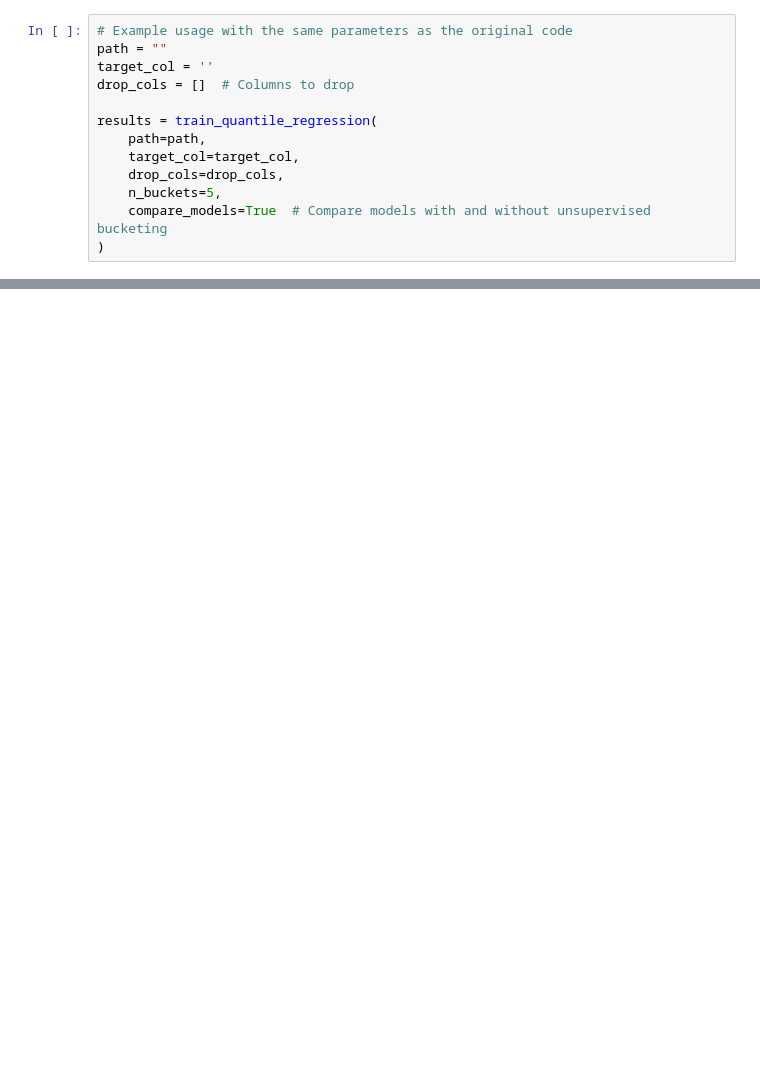
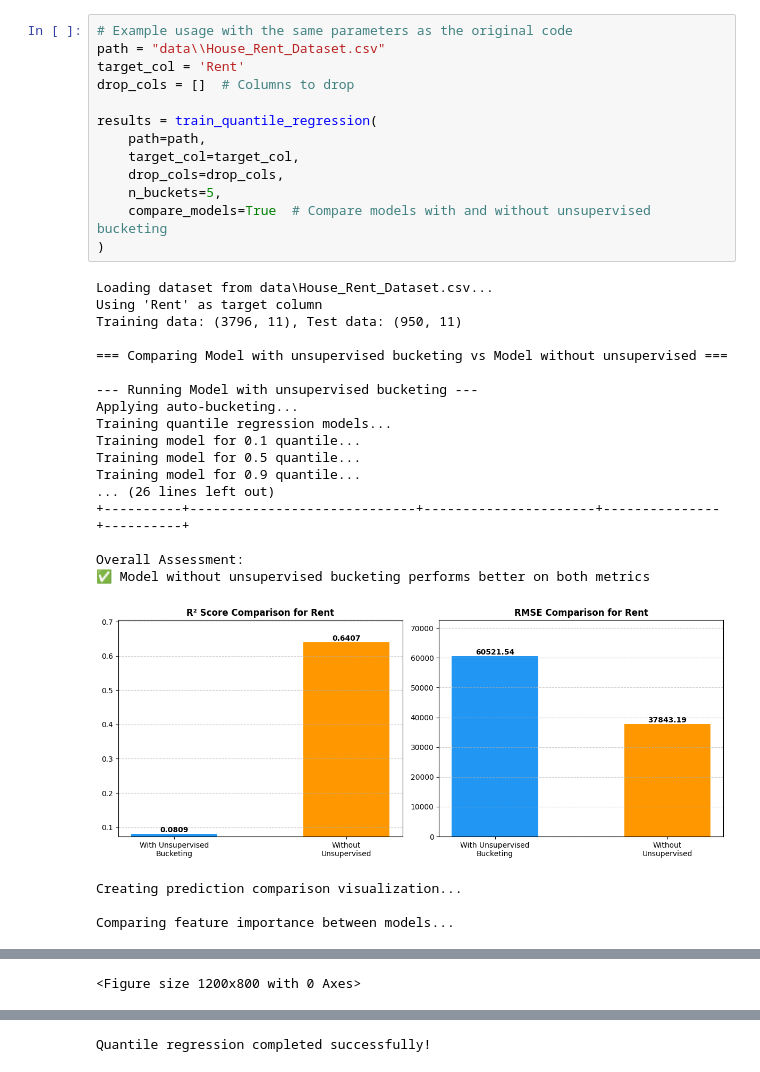
Before and after one commit to gabrieleguetta/TDS-project, a Jupyter notebook: final_project/final_project.ipynb, the cells around one changed output, grey strips where cells are left out. Saved outputs shown, nothing was run; the diff lists cells and outputs as text; blank space fills up the shorter version.

Commit message:
all datasets

```diff
--- a/final_project/final_project.ipynb
+++ b/final_project/final_project.ipynb
@@ -705,14 +756,36 @@ Comparing feature importance between models...
 Quantile regression completed successfully!
 # %%
 # Example usage with the same parameters as the original code
-path = ""
-target_col = ''
+path = "data\\House_Rent_Dataset.csv"
+target_col = 'Rent'
 drop_cols = []  # Columns to drop
 
 results = train_quantile_regression(
     path=path,
     target_col=target_col,
     drop_cols=drop_cols,
     n_buckets=5,
     compare_models=True  # Compare models with and without unsupervised bucketing
 )
+# %% [output]
+Loading dataset from data\House_Rent_Dataset.csv...
+Using 'Rent' as target column
+Training data: (3796, 11), Test data: (950, 11)
+
+=== Comparing Model with unsupervised bucketing vs Model without unsupervised ===
+
+--- Running Model with unsupervised bucketing ---
+Applying auto-bucketing...
+Training quantile regression models...
+Training model for 0.1 quantile...
+Training model for 0.5 quantile...
+Training model for 0.9 quantile...
+... (26 lines left out)
++----------+-----------------------------+----------------------+---------------+----------+
+
+Overall Assessment:
+✅ Model without unsupervised bucketing performs better on both metrics
+[figure, added]
+Creating prediction comparison visualization...
+
+Comparing feature importance between models...
@@ -718,0 +793 @@ results = train_quantile_regression(
+<Figure size 1200x800 with 0 Axes>
@@ -719,2 +795,3 @@ results = train_quantile_regression(
+Quantile regression completed successfully!
 # %%
 # Example usage with the same parameters as the original code
```
Also changed, not shown: parts of 6 cells of this notebook.
